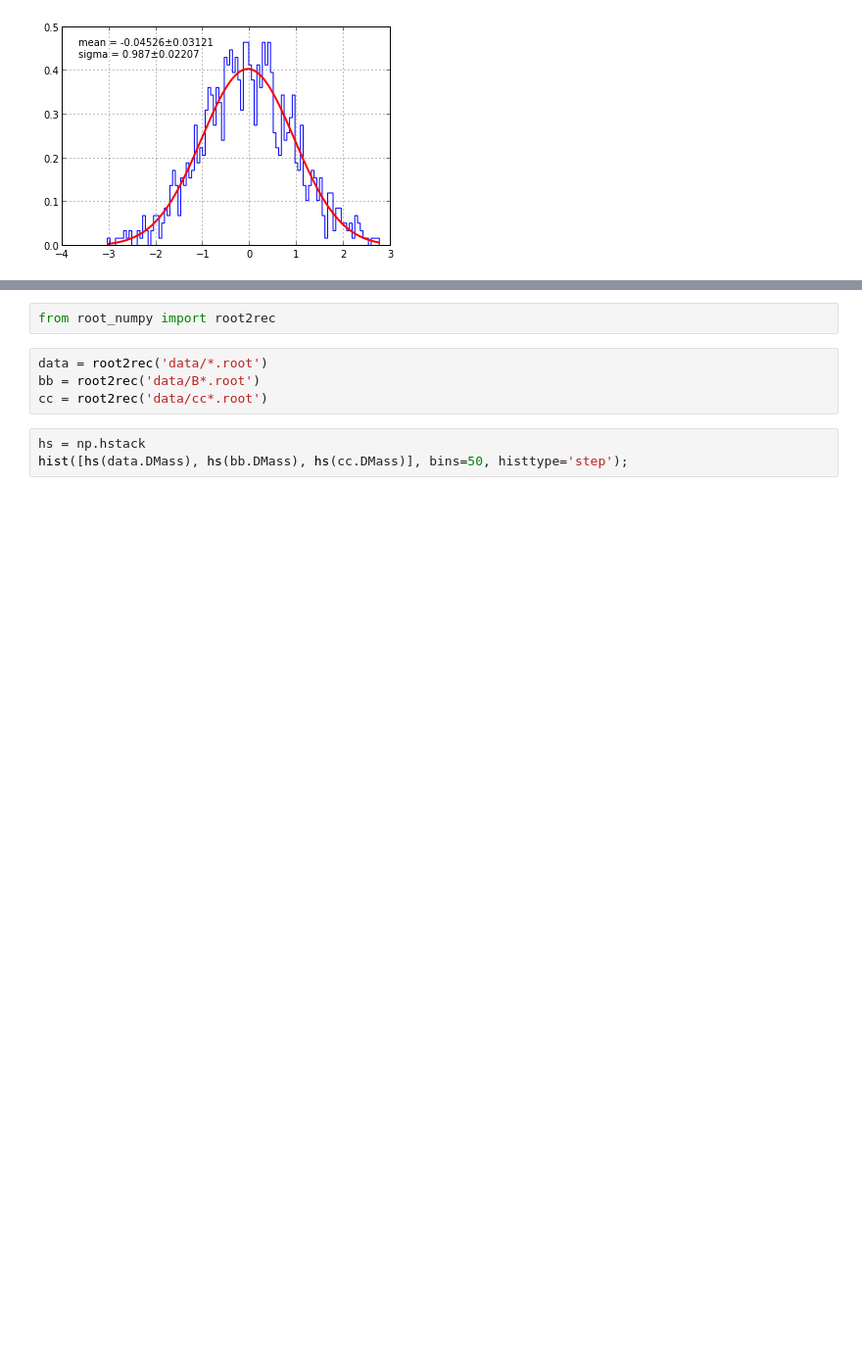
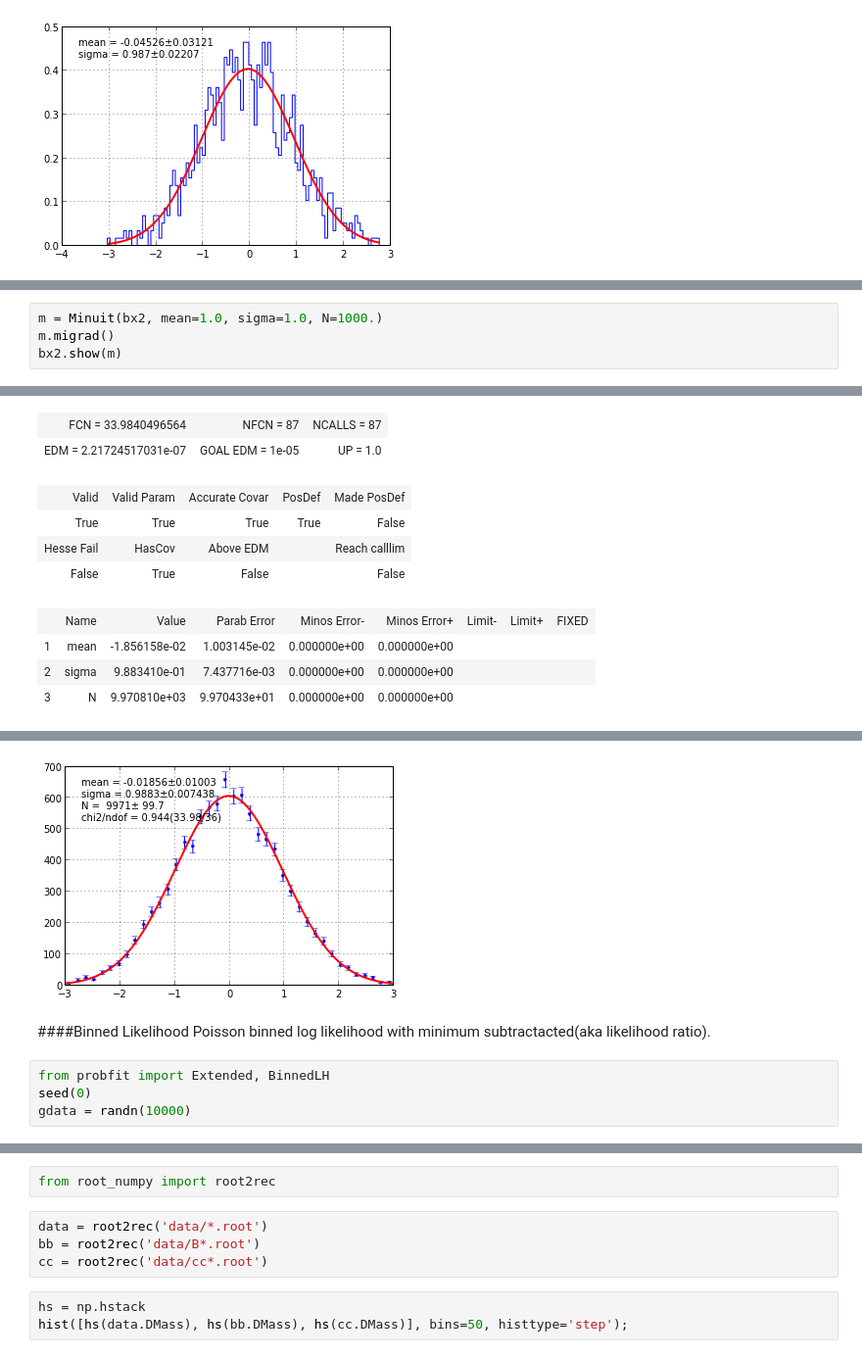
Before and after one commit to piti118/babar_python_tutorial, a Jupyter notebook: notebooks/04_Fitting.ipynb, the cells around one changed output, grey strips where cells are left out. Shown at 98% size. Saved outputs shown, nothing was run; the diff lists cells and outputs as text; blank space fills up the shorter version.

```diff
--- a/notebooks/04_Fitting.ipynb
+++ b/notebooks/04_Fitting.ipynb
@@ -205,0 +242,5 @@ ulh.show(m)
+# %%
+m = Minuit(bx2, mean=1.0, sigma=1.0, N=1000.)
+m.migrad()
+bx2.show(m)
+# %% [output]
@@ -205,0 +248,10 @@ ulh.show(m)
+| FCN = 33.9840496564 | NFCN = 87 | NCALLS = 87 |
+| EDM = 2.21724517031e-07 | GOAL EDM = 1e-05 | UP = 1.0 |
+| Valid | Valid Param | Accurate Covar | PosDef | Made PosDef |
+| True | True | True | True | False |
+| Hesse Fail | HasCov | Above EDM |  | Reach calllim |
+| False | True | False |  | False |
+|  | Name | Value | Parab Error | Minos Error- | Minos Error+ | Limit- | Limit+ | FIXED |
+| 1 | mean | -1.856158e-02 | 1.003145e-02 | 0.000000e+00 | 0.000000e+00 |  |  |  |
+| 2 | sigma | 9.883410e-01 | 7.437716e-03 | 0.000000e+00 | 0.000000e+00 |  |  |  |
+| 3 | N | 9.970810e+03 | 9.970433e+01 | 0.000000e+00 | 0.000000e+00 |  |  |  |
@@ -205,0 +259,8 @@ ulh.show(m)
+[figure, added]
+# %% [markdown]
+####Binned Likelihood
+Poisson binned log likelihood with minimum subtractacted(aka likelihood ratio).
+# %%
+from probfit import Extended, BinnedLH
+seed(0)
+gdata = randn(10000)
```
Also changed, not shown: parts of 56 cells of this notebook, 3 other files.
